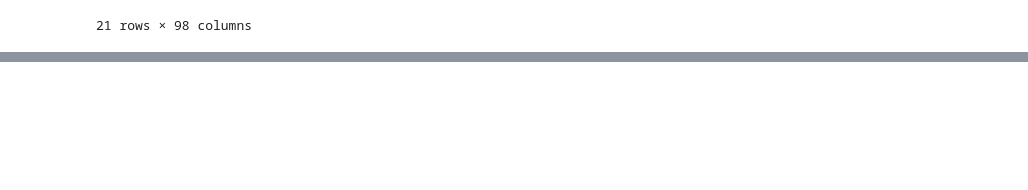
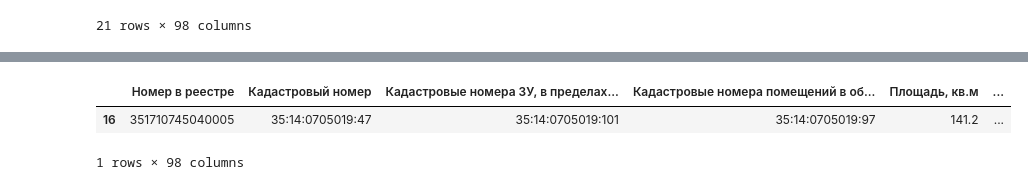
Before and after one commit to Niwauman/Method_for_analyzing_cultural_heritage_sites, a Jupyter notebook: main_analysis.ipynb, the cells around one changed output, grey strips where cells are left out. Saved outputs shown, nothing was run; the diff lists cells and outputs as text; code cells hidden in the pictures; blank space fills up the shorter version.

```diff
--- a/main_analysis.ipynb
+++ b/main_analysis.ipynb
@@ -158,0 +173,6 @@ heritage_vologda = General.risks_assastment(heritage_vologda)
+# %%
+heritage_totma = AspectPhysical.start_all(heritage_totma)
+heritage_totma = AspectLaw.start_all(heritage_totma)
+heritage_totma = AspectEconomic.start_all(heritage_totma)
+heritage_totma  = AspectSpatial.start_all(heritage_totma, region_T, shop_T, cafe_T, public_transport_T, building_osm_T, heritage_totma_iso, heritage_totma_vision)
+heritage_totma = General.calculate_scores(heritage_totma)
@@ -243,0 +296,2 @@ heritage_totma_2['total_spatial_percent'] = round(heritage_totma_2['total_spatia
+# %%
+heritage_totma['total_spatial_score'] = 1.50 * heritage_totma['score_services'] + 1.40 * heritage_totma['score_transport'] + 1.10 * heritage_totma['score_historicity']
@@ -262,0 +353,6 @@ heritage_totma_2.to_csv('Example_files/totma_scenario_4.csv')
+# %%
+heritage_totma[heritage_totma['total_percent'] > 75]
+# %% [output]
+|  | Номер в реестре | Кадастровый номер | Кадастровые номера ЗУ, в пределах... | Кадастровые номера помещений в об... | Площадь, кв.м | ... |
+| 16 | 351710745040005 | 35:14:0705019:47 | 35:14:0705019:101 | 35:14:0705019:97 | 141.2 | ... |
+1 rows × 98 columns
```
Also changed, not shown: parts of 47 cells of this notebook.
